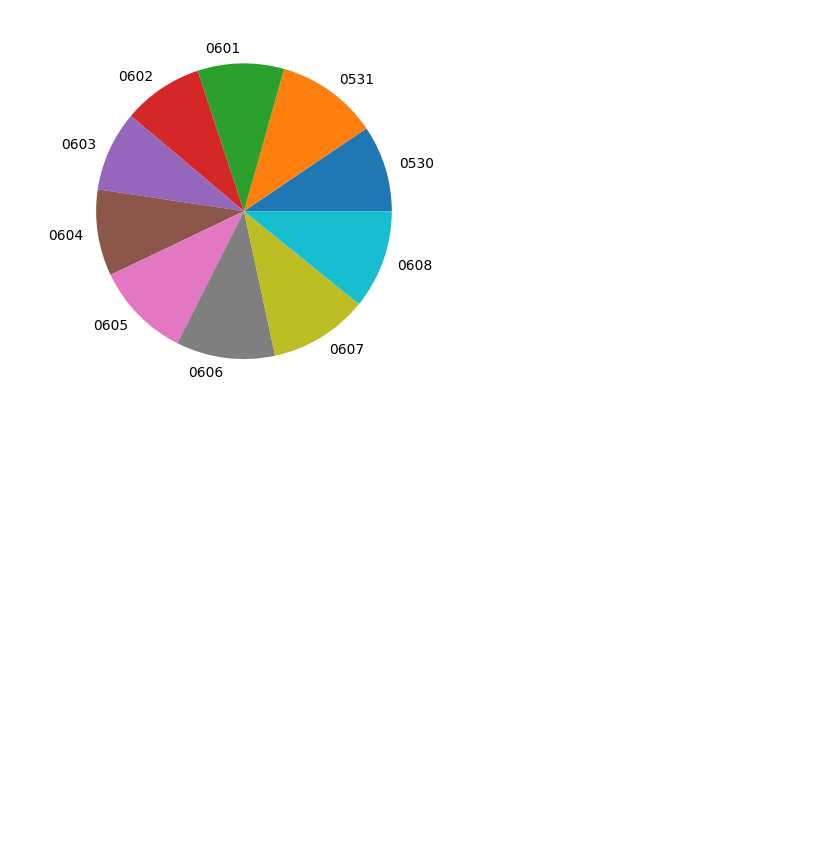
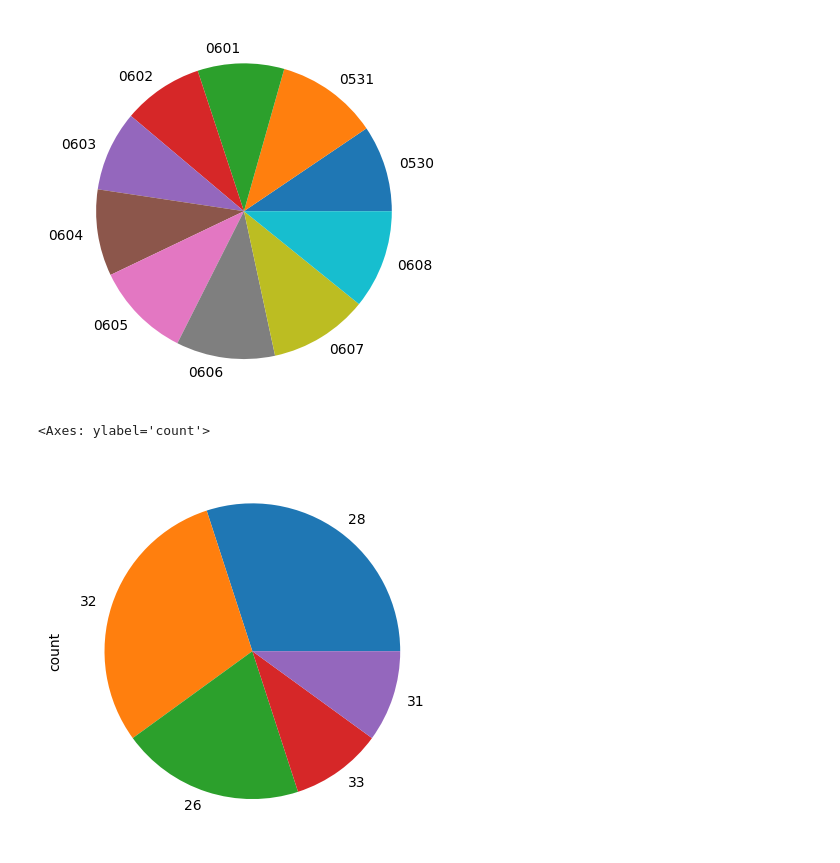
Before and after one commit to reuven/apple-2025-05May-29-visualization, a Jupyter notebook: 2025-05May-29-visualization.ipynb, the cells around one changed output. Drawn from its saved outputs; the diff is of its cells as text; code cells hidden in the pictures; blank space fills up the shorter version.

```diff
--- a/2025-05May-29-visualization.ipynb
+++ b/2025-05May-29-visualization.ipynb
@@ -375,3 +375,8 @@ high_temps.plot.pie()  # bad idea!
 # %% [output]
 <Axes: >
 [figure]
+# %%
+high_temps.value_counts().plot.pie()
+# %% [output]
+<Axes: ylabel='count'>
+[figure, added]
```
Also changed, not shown: parts of 1 cell of this notebook.
